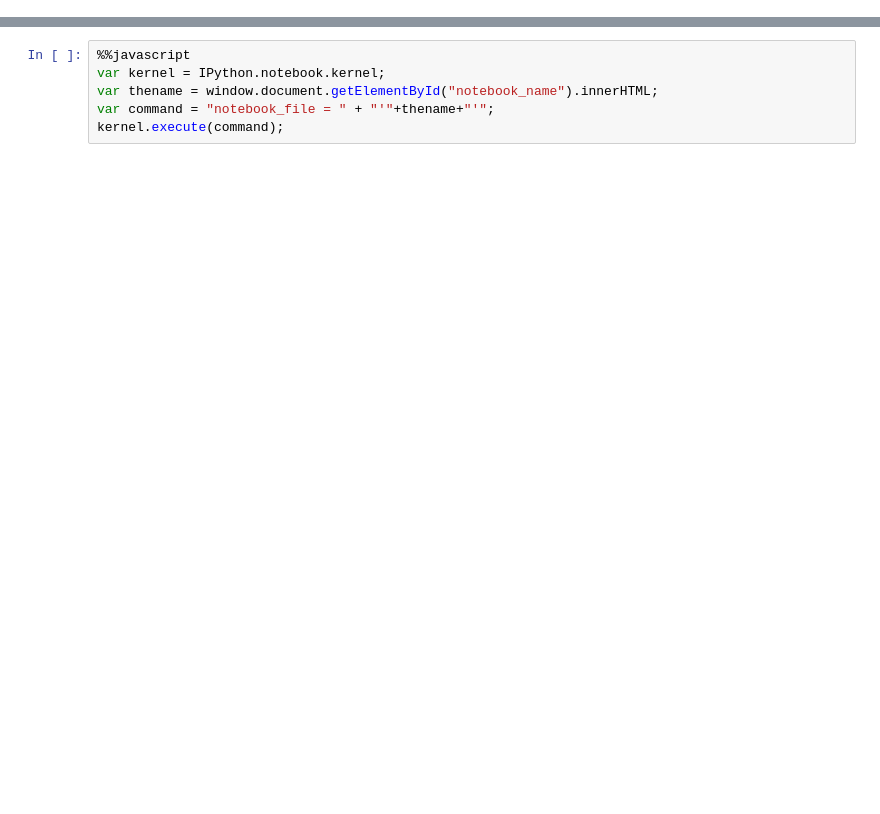
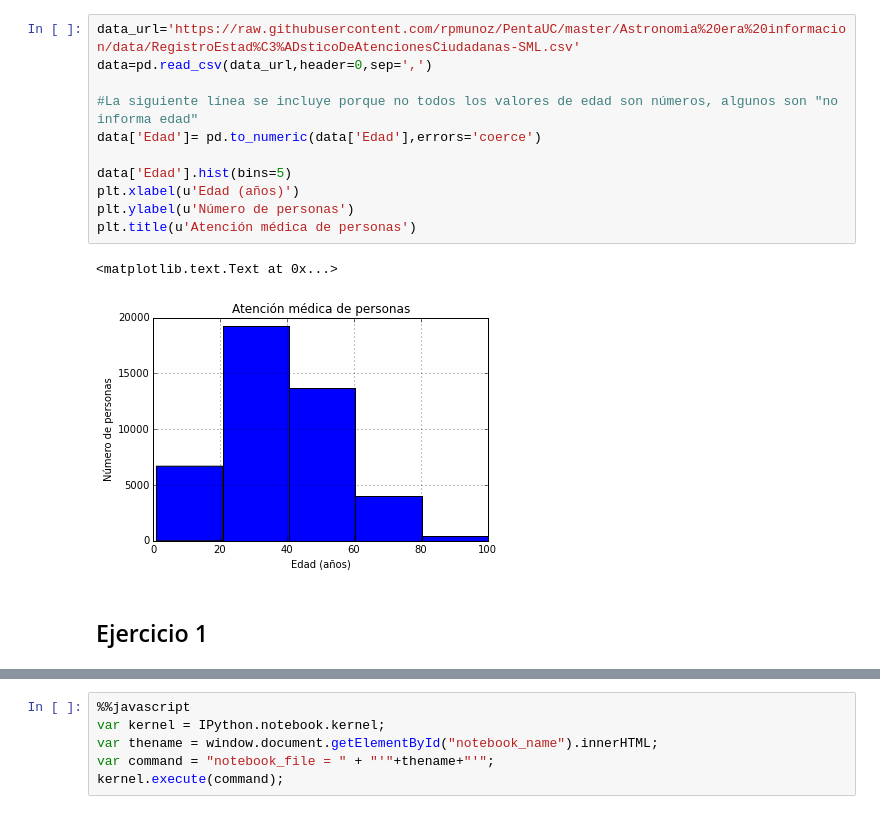
Before and after one commit to rpmunoz/PentaUC, a Jupyter notebook: Astronomia era informacion/Taller 4 - Evaluacion 1.ipynb, the cells around one changed output, grey strips where cells are left out. Cells and saved outputs as stored; diff of their text form; blank space fills up the shorter version.

```diff
--- a/Astronomia era informacion/Taller 4 - Evaluacion 1.ipynb
+++ b/Astronomia era informacion/Taller 4 - Evaluacion 1.ipynb
@@ -10,0 +41,16 @@ plt.scatter(np.arange(1,10,0.1), np.sin(np.arange(1,10,0.1)))
+# %%
+data_url='https://raw.githubusercontent.com/rpmunoz/PentaUC/master/Astronomia%20era%20informacion/data/RegistroEstad%C3%ADsticoDeAtencionesCiudadanas-SML.csv'
+data=pd.read_csv(data_url,header=0,sep=',')
+
+#La siguiente línea se incluye porque no todos los valores de edad son números, algunos son "no informa edad"
+data['Edad']= pd.to_numeric(data['Edad'],errors='coerce')
+
+data['Edad'].hist(bins=5)
+plt.xlabel(u'Edad (años)')
+plt.ylabel(u'Número de personas')
+plt.title(u'Atención médica de personas')
+# %% [output]
+<matplotlib.text.Text at 0x...>
+[figure, added]
+# %% [markdown]
+## Ejercicio 1
```
Also changed, not shown: parts of 7 cells of this notebook, 1 other file.
